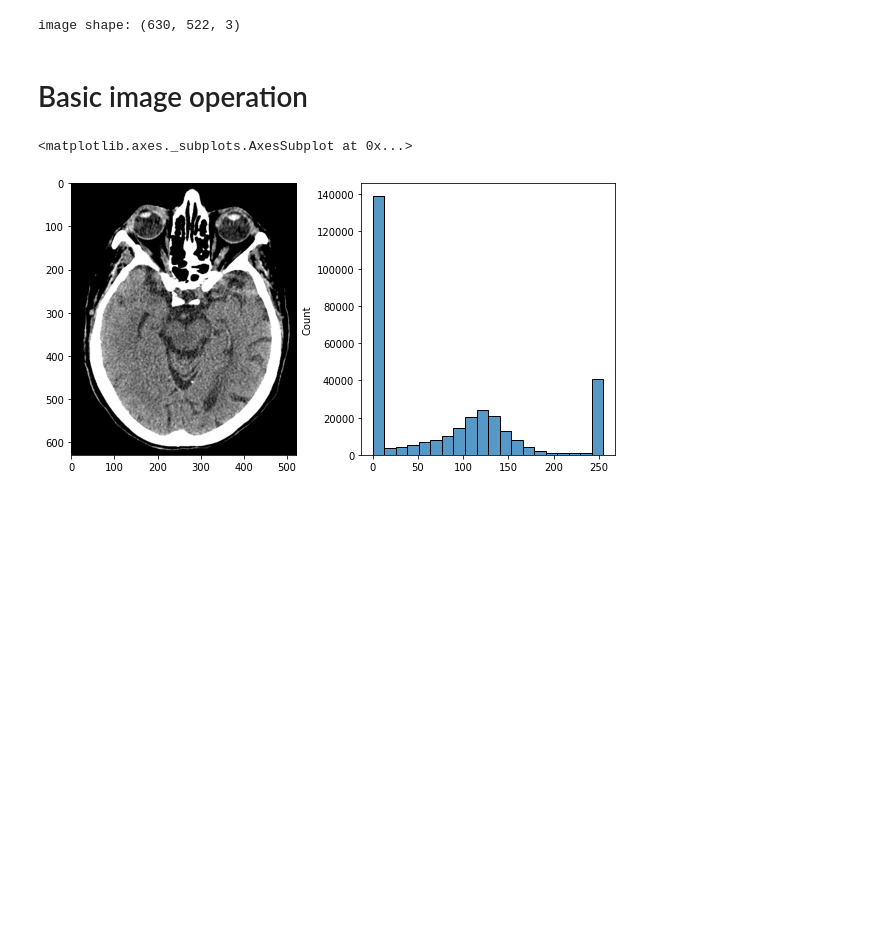
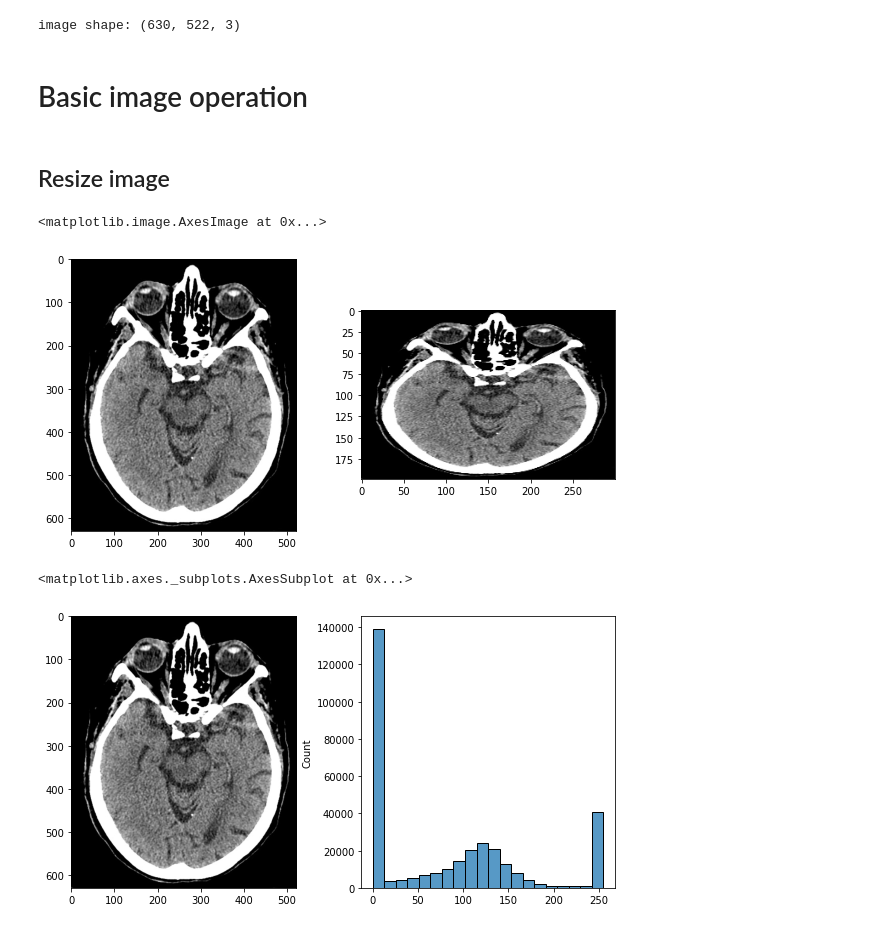
Before and after one commit to 44REAM/CEB-image_processing, a Jupyter notebook: image1.ipynb, the cells around one changed output. Saved outputs shown, nothing was run; the diff lists cells and outputs as text; code cells hidden in the pictures; blank space fills up the shorter version.

```diff
--- a/image1.ipynb
+++ b/image1.ipynb
@@ -25,11 +25,20 @@ ct_image = ct_image[:,:,0]
 image shape: (630, 522, 3)
 # %% [markdown]
 # Basic image operation
+# %% [markdown]
+## Resize image
 # %%
 down_width = 300
 down_height = 200
 down_points = (down_width, down_height)
 resized_down = cv2.resize(ct_image, down_points, interpolation= cv2.INTER_LINEAR)
+
+fig, axes = plt.subplots(1, 2, figsize = (10,5))
+axes[0].imshow(ct_image, cmap = 'gray')
+axes[1].imshow(resized_down, cmap = 'gray')
+# %% [output]
+<matplotlib.image.AxesImage at 0x...>
+[figure, added]
 # %%
 fig, axes = plt.subplots(1, 2, figsize = (10,5))
 
```
Also changed, not shown: parts of 2 cells of this notebook.
